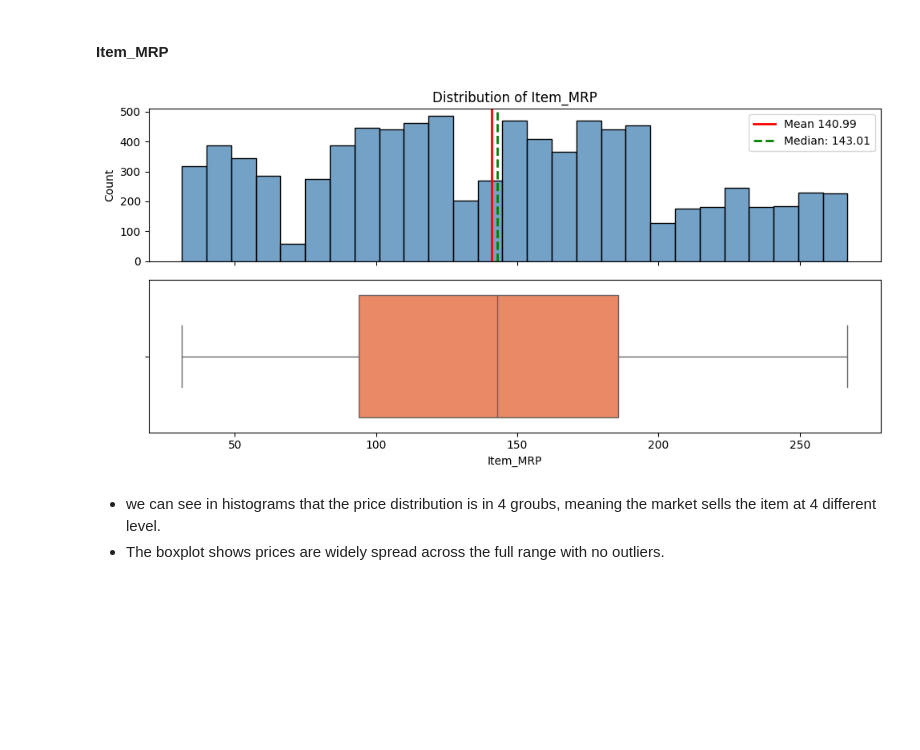
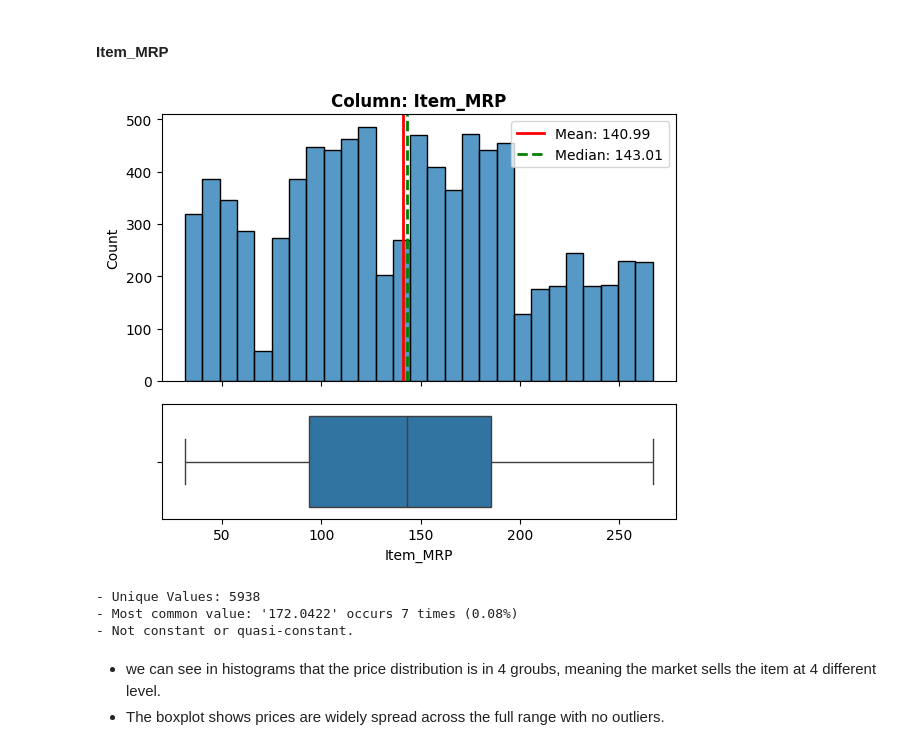
Before and after one commit to MaysNassar/prediction-of-product-sales, a Jupyter notebook: prediction_of_product_sales.ipynb, the cells around one changed output. Drawn from its saved outputs; the diff is of its cells as text; code cells hidden in the pictures; blank space fills up the shorter version.

```diff
--- a/prediction_of_product_sales.ipynb
+++ b/prediction_of_product_sales.ipynb
@@ -478,13 +478,9 @@ def explore_categorical(df, x, fillna = True, placeholder = 'MISSING',
   Source:{PASTE IN FINAL LESSON LINK}
   """
   # Make a copy of the dataframe and fillna
-  temp_df = df_org.copy()
-  # Before filling nulls, save null value counts and percent for printing
-  null_count = temp_df[x].isna().sum()
-  null_perc = null_count/len(temp_df)* 100
-  # fillna with placeholder
-  if fillna == True:
-    temp_df[x] = temp_df[x].fillna(placeholder)
+  temp_df = df.copy()
+
+
   # Create figure with desired figsize
   fig, ax = plt.subplots(figsize=figsize)
   # Plotting a count plot
@@ -499,8 +495,6 @@ def explore_categorical(df, x, fillna = True, placeholder = 'MISSING',
   fig.tight_layout()
   plt.show()
 
-  # Print null value info
-  print(f"- NaN's Found: {null_count} ({round(null_perc,2)}%)")
   # Print cardinality info
   nunique = temp_df[x].nunique()
   print(f"- Unique Values: {nunique}")
@@ -531,9 +525,6 @@ def explore_numeric(df, x, figsize=(6,5) ):
   Source:{PASTE IN FINAL LESSON LINK}
   """
 
-  ## Save null value counts and percent for printing
-  null_count = df[x].isna().sum()
-  null_perc = null_count/len(df)* 100
 
 
   ## Making our figure with gridspec for subplots
@@ -567,8 +558,6 @@ def explore_numeric(df, x, figsize=(6,5) ):
   plt.show()
 
 
-  # Print null value info
-  print(f"- NaN's Found: {null_count} ({round(null_perc,2)}%)")
   # Print cardinality info
   nunique = df[x].nunique()
   print(f"- Unique Values: {nunique}")
@@ -692,9 +679,12 @@ plot_numeric_vs_target(df, 'Item_Visibility');
 # %% [markdown]
 #### Item_MRP
 # %%
-plot_numeric(df, 'Item_MRP');
+explore_numeric(df, 'Item_MRP');
 # %% [output]
-[figure, old version]
+[figure, new version]
+- Unique Values: 5938
+- Most common value: '172.0422' occurs 7 times (0.08%)
+- Not constant or quasi-constant.
 # %% [markdown]
 - we can see in histograms that the price distribution is in 4 groubs, meaning the market sells the item at 4 different level.
 - The boxplot shows prices are widely spread across the full range with no outliers.
```
Also changed, not shown: parts of 17 cells of this notebook.
